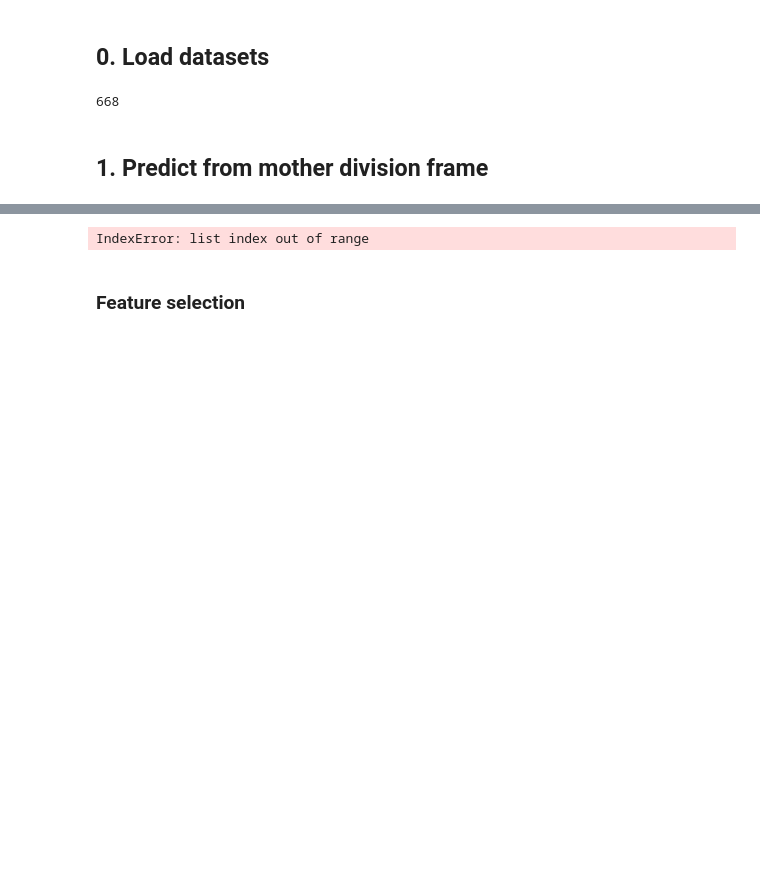
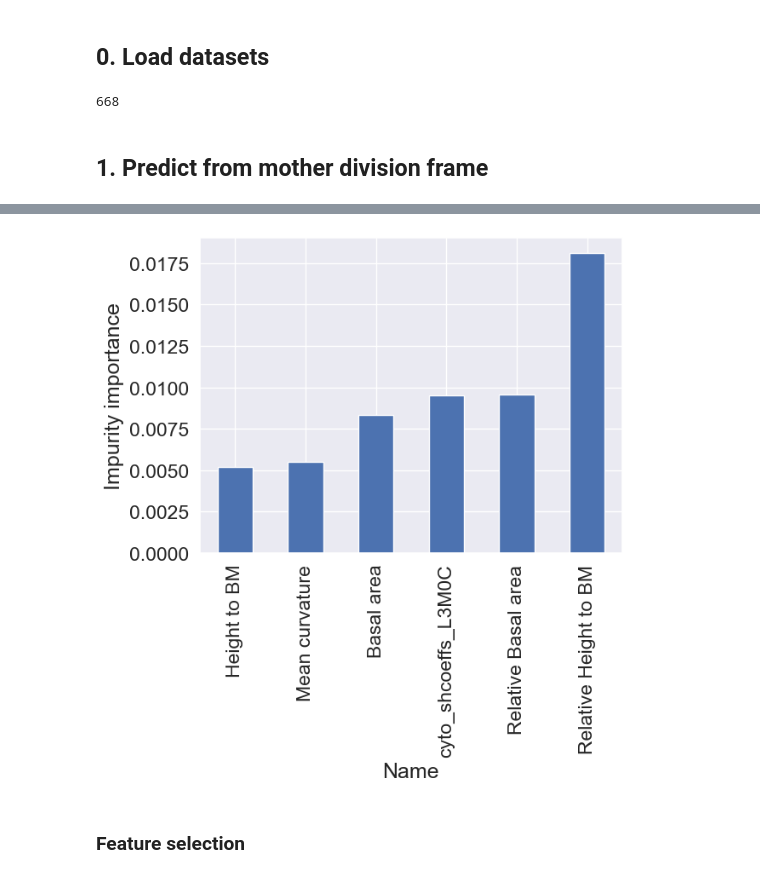
Before and after one commit to xies/mouse_skin_size_control, a Jupyter notebook: 2025_lineage_analysis/notebooks/RF_classify_division.ipynb, the cells around one changed output, grey strips where cells are left out. Saved outputs shown, nothing was run; the diff lists cells and outputs as text; code cells hidden in the pictures; blank space fills up the shorter version.

```diff
--- a/2025_lineage_analysis/notebooks/RF_classify_division.ipynb
+++ b/2025_lineage_analysis/notebooks/RF_classify_division.ipynb
@@ -120,17 +121,17 @@ print(AUCs.mean())
 # %%
 feat_names = divisions.xs('Measurement',level=1,axis=1).columns
 importances = pd.DataFrame(columns = feat_names,index=range(len(models)))
 for i,m in enumerate(models):
-    importances.loc[i,feat_names[m[1].get_support()]] = m[2].feature_importances_
+    importances.loc[i,:] = m[1].feature_importances_
 
 importances.dropna(how='all').mean(axis=0).sort_values().dropna().tail(6).plot.bar()
 
 plt.ylabel('Impurity importance')
 
 model_dir = '/Users/xies/Library/CloudStorage/OneDrive-Stanford/Skin/Mesa et al/Lineage models/Random_forest_division'
 importances.mean().sort_values().to_csv(path.join(model_dir,'importances.csv'))
 # %% [output]
-IndexError: list index out of range
+[figure, added]
 # %% [markdown]
 ### Feature selection
 # %%
```
Also changed, not shown: parts of 15 cells of this notebook, 2 other files.
